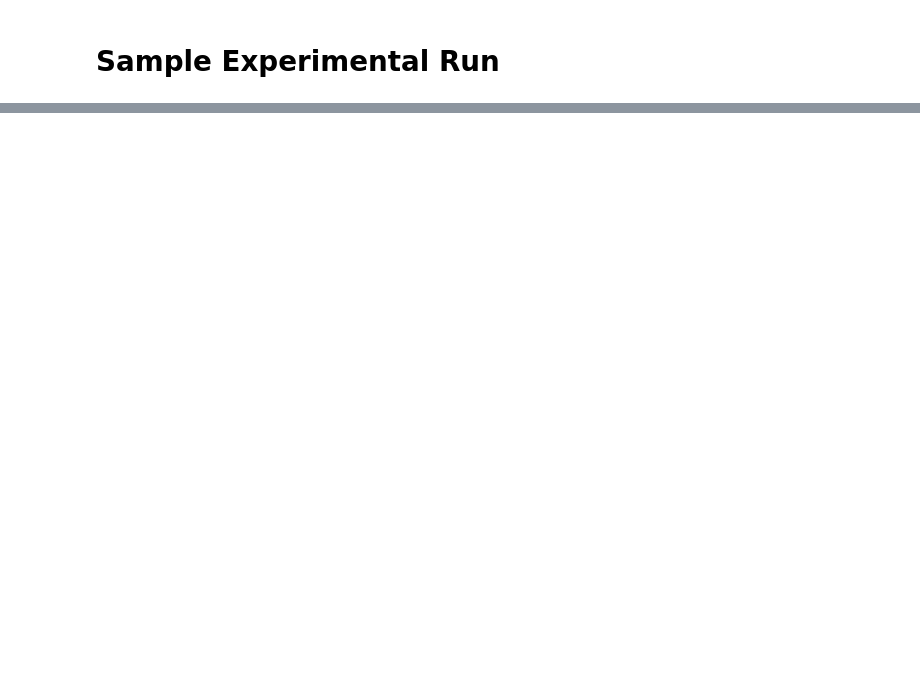
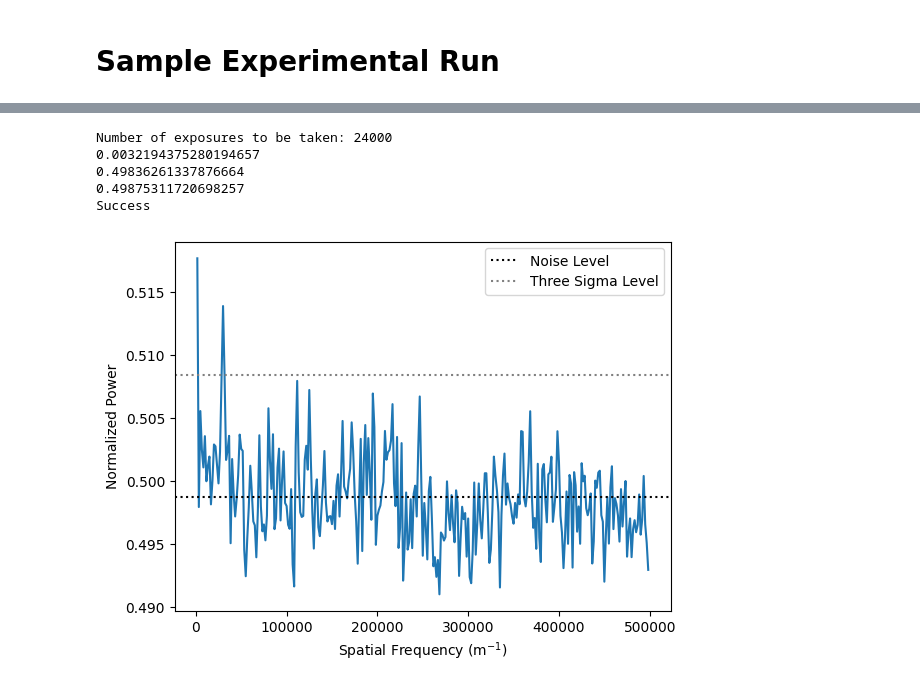
Before and after one commit to ShashanthS/XRI, a Jupyter notebook: XRI_Code.ipynb, the cells around one changed output, grey strips where cells are left out. Drawn from its saved outputs; the diff is of its cells as text; code cells hidden in the pictures; blank space fills up the shorter version.

```diff
--- a/XRI_Code.ipynb
+++ b/XRI_Code.ipynb
@@ -446,3 +378,17 @@ def wrapper(parameters = {'baseline_len':1, 'theta_offaxis':0, 'beam_width':300e
+# %%
+# Define parameters for the setup
+# All values are defined in SI units
+parameters = {'baseline_len':10, 'theta_offaxis':0, 'beam_width':300e-6, 'L':10, 'wavelength':10e-10}
+run_num = 1
+# Define experimental parameters for a given run
+ph_count_rate = 50 # Expected count rate in photons/s
+t_exp = 0.001 # Time interval for one exposure in s
+T_max = 50 # Run time in s
+max_readout = 24 # Readout rate limit set by camera (in readouts/s)
+save_dir='' # Directory to save results in, set to '' for current directory
+# sig_det, sig_val = wrapper(parameters = parameters, ph_count_rate=ph_count_rate, t_exp=t_exp, T_max=T_max, max_readout=max_readout,
+#                           save_dir=save_dir, plot=True, save_plots=True)
+# print(sig_det, sig_val)
 # %% [markdown]
 <h1>Sample Experimental Run</h1>
 # %%
@@ -501,0 +602,15 @@ Hence, we can define $2,3-\sigma$ limits to our values (the $\chi^2$ distributio
+# %%
+ph_count_rate = 20 # Expected count rate in photons/s
+t_exp = 0.005 # Time interval for one exposure in s
+T_max = 1000 # Maximum integration time in s
+max_readout = 24 # Readout rate limit set by camera (in readouts/s)
+save_dir = ''
+sig_det = noise_wrapper(parameters = parameters, ph_count_rate=ph_count_rate, t_exp=t_exp, T_max=T_max, max_readout=max_readout,
+                      save_dir=save_dir, plot=True)
+# %% [output]
+Number of exposures to be taken: 24000
+0.0032194375280194657
+0.49836261337876664
+0.49875311720698257
+Success
+[figure, added]
```
Also changed, not shown: parts of 29 cells of this notebook.
